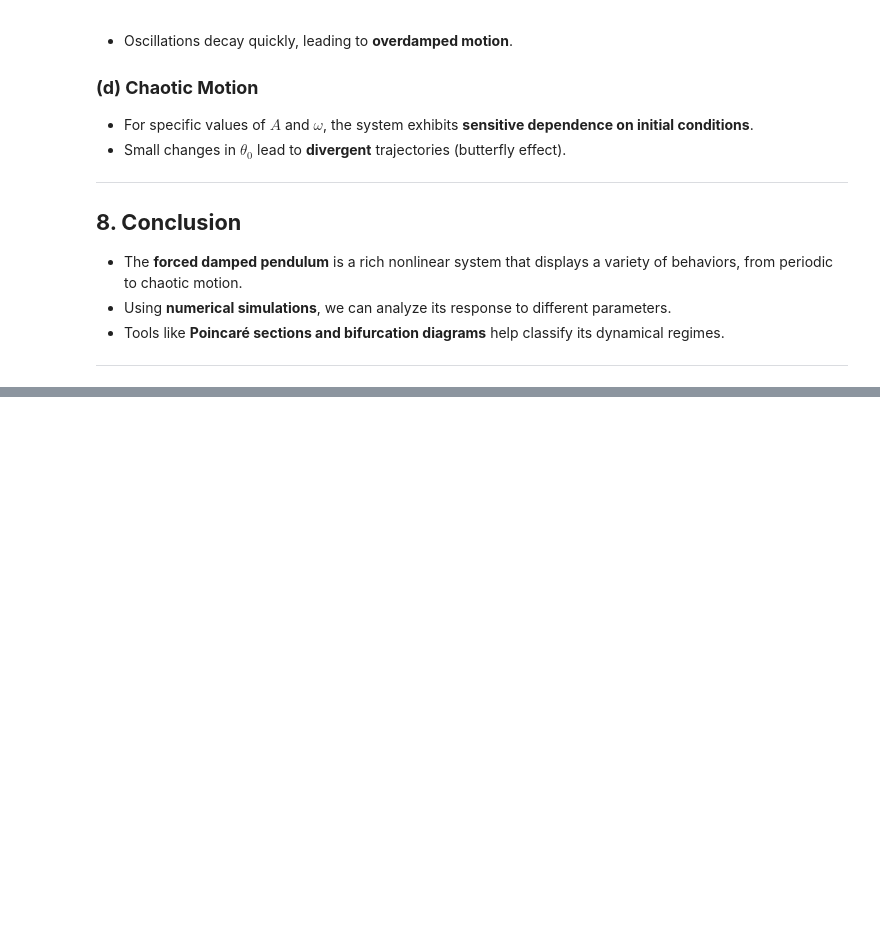
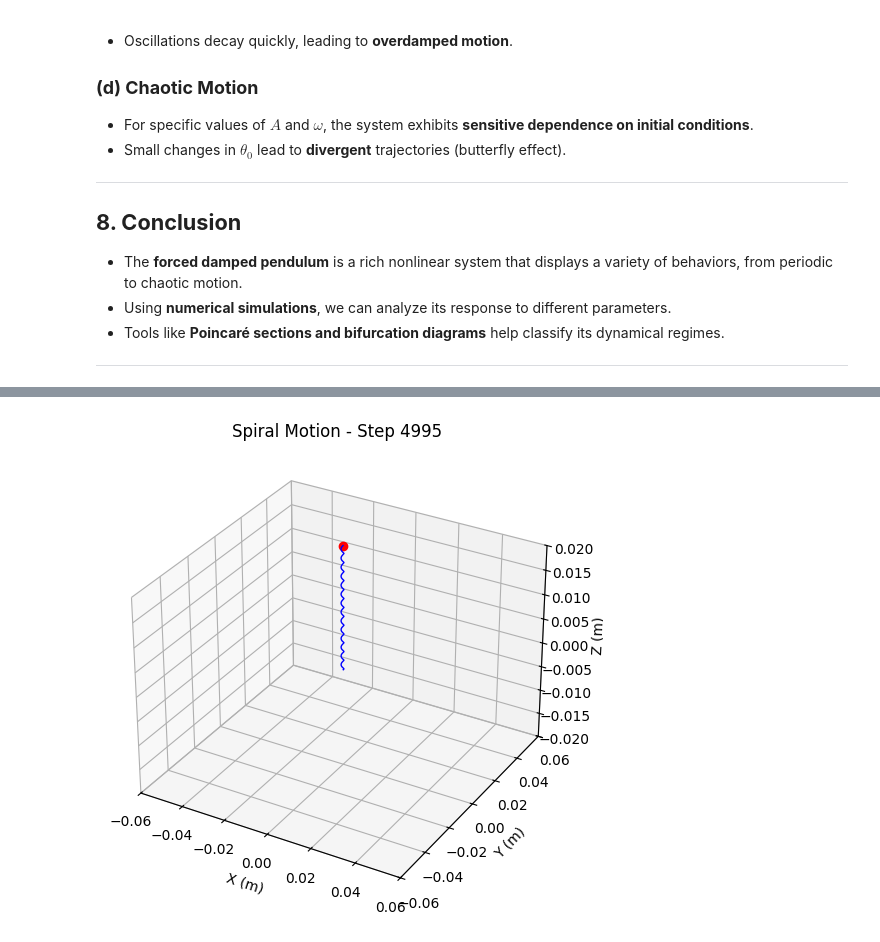
Before and after one commit to YahyaLendani/solutions_repo-main, a Jupyter notebook: docs/1 Physics/1 Mechanics/Problem_2.ipynb, the cells around one changed output, grey strips where cells are left out. Drawn from its saved outputs; the diff is of its cells as text; code cells hidden in the pictures; blank space fills up the shorter version.

```diff
--- a/docs/1 Physics/1 Mechanics/Problem_2.ipynb
+++ b/docs/1 Physics/1 Mechanics/Problem_2.ipynb
@@ -379,0 +259,84 @@ plt.show()
+# %%
+import numpy as np
+import matplotlib.pyplot as plt
+from PIL import Image
+import os
+import shutil
+
+# Physical constants
+q = 1.6e-19       # Charge (C)
+m = 9.11e-31      # Mass (kg)
+B = np.array([0, 0, 1e-3])  # Magnetic field along z-axis (T)
+E = np.array([0, 0, 0])     # No electric field
+
+# Initial velocity with x and z components for spiral
+v = np.array([1e5, 0, 5e4])  # Velocity (m/s)
+r = np.array([0, 0, 0])      # Initial position (m)
+
+# Time settings
+dt = 1e-10       # Time step (s)
+T = 5e-7         # Total simulation time (s)
+steps = int(T / dt)
+
+# Create a directory for frames
+if not os.path.exists('frames'):
+    os.makedirs('frames')
+
+# Store trajectory
+trajectory = []
+
+# Boris algorithm implementation
+def boris_push(r, v, q, m, E, B, dt):
+    t = (q * B / m) * (dt / 2)
+    s = 2 * t / (1 + np.dot(t, t))
+
+    v_minus = v + (q * E / m) * (dt / 2)
+    v_prime = v_minus + np.cross(v_minus, t)
+    v_plus = v_minus + np.cross(v_prime, s)
+    v_new = v_plus + (q * E / m) * (dt / 2)
+    r_new = r + v_new * dt
+
+    return r_new, v_new
+
+# Set up 3D plot
+fig = plt.figure(figsize=(8, 6))
+ax = fig.add_subplot(111, projection='3d')
+ax.set_xlim(-0.06, 0.06)
+ax.set_ylim(-0.06, 0.06)
+ax.set_zlim(-0.02, 0.02)
+ax.set_xlabel("X (m)")
+ax.set_ylabel("Y (m)")
+ax.set_zlabel("Z (m)")
+
+# Particle plot
+particle, = ax.plot([], [], [], 'ro')      # Red dot for current position
+trail, = ax.plot([], [], [], 'b-', lw=1)   # Blue line for trajectory
+
+# Simulation loop
+for step in range(steps):
+    r, v = boris_push(r, v, q, m, E, B, dt)
+    trajectory.append(r.copy())
+    traj = np.array(trajectory)
+
+    # Update plots — wrap single values in lists
+    particle.set_data([r[0]], [r[1]])
+    particle.set_3d_properties([r[2]])
+    trail.set_data(traj[:, 0], traj[:, 1])
+    trail.set_3d_properties(traj[:, 2])
+
+    # Save frame every 5 steps (to reduce frame generation time)
+    if step % 5 == 0:
+        plt.title(f"Spiral Motion - Step {step}")
+        plt.savefig(f"frames/frame_{step:04d}.png")
+
+# Create animated GIF (reduce duration for faster rendering)
+images = [Image.open(f"frames/frame_{i:04d}.png") for i in range(0, steps, 5)]  # Skipping steps for efficiency
+images[0].save("spiral_motion.gif", save_all=True, append_images=images[1:], duration=50, loop=0)
+
+# Show final frame
+plt.show()
+
+# Clean up frame files
+shutil.rmtree("frames")
+# %% [output]
+[figure, added]
```
Also changed, not shown: parts of 3 cells of this notebook, 22 other files.
